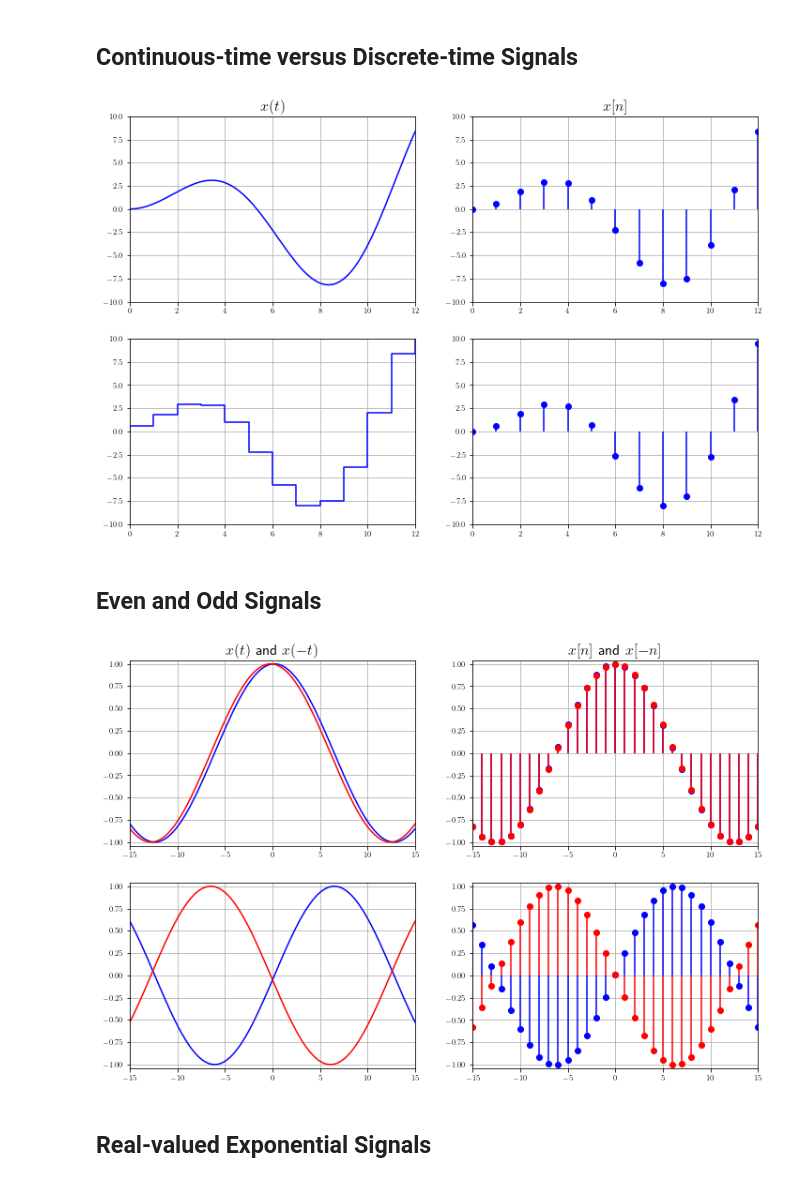
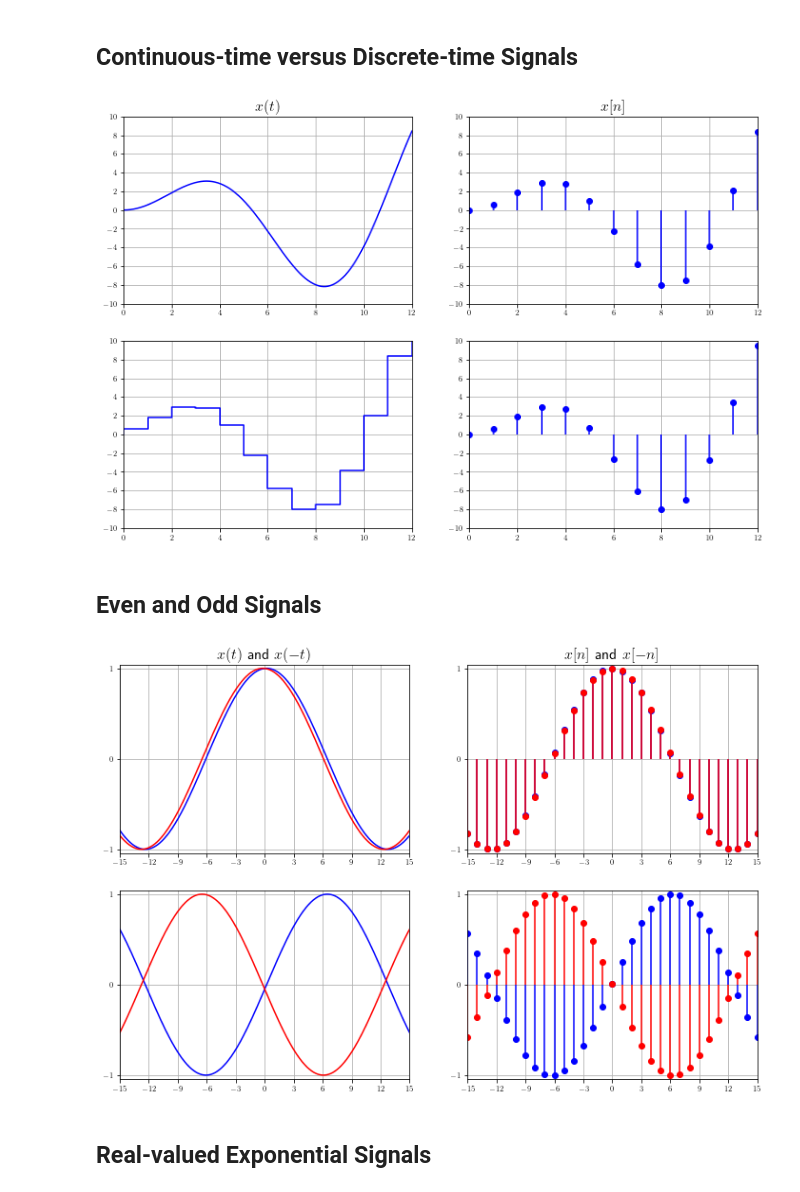
Before and after one commit to tmquan/ivcl, a Jupyter notebook: _sources/courses/dsp/intro.ipynb, the cells around one changed output. Drawn from its saved outputs; the diff is of its cells as text; code cells hidden in the pictures.

```diff
--- a/_sources/courses/dsp/intro.ipynb
+++ b/_sources/courses/dsp/intro.ipynb
@@ -28,6 +28,12 @@ def mpl_axes_plot(axes, expr, xrange, **kwargs):
     func = sp.lambdify(x, expr)
     x = np.linspace(start, stop, 10000)
     y = func(x)
+    axes.tick_params(axis='x', labelsize=8)
+    axes.tick_params(axis='y', labelsize=8)
+    axes.xaxis.set_major_locator(MaxNLocator(integer=True))
+    axes.yaxis.set_major_locator(MaxNLocator(integer=True))
+    axes.grid("off")
+    axes.margins(0.02, 0.02)
     return axes.plot(x, y, **kwargs)
 
 def mpl_axes_stem(axes, expr, xrange, **kwargs):
@@ -35,6 +41,12 @@ def mpl_axes_stem(axes, expr, xrange, **kwargs):
     func = sp.lambdify(x, expr)
     x = np.arange(start, stop, step)
     y = func(x)
+    axes.tick_params(axis='x', labelsize=8)
+    axes.tick_params(axis='y', labelsize=8)
+    axes.xaxis.set_major_locator(MaxNLocator(integer=True))
+    axes.yaxis.set_major_locator(MaxNLocator(integer=True))
+    axes.grid("off")
+    axes.margins(0.02, 0.02)
     return axes.stem(x, y, basefmt=" ", use_line_collection=True, **kwargs)
 
 def mpl_axes_step(axes, expr, xrange, **kwargs):
@@ -42,6 +54,12 @@ def mpl_axes_step(axes, expr, xrange, **kwargs):
     func = sp.lambdify(x, expr)
     x = np.arange(start, stop, step)
     y = func(x)
+    axes.tick_params(axis='x', labelsize=8)
+    axes.tick_params(axis='y', labelsize=8)
+    axes.xaxis.set_major_locator(MaxNLocator(integer=True))
+    axes.yaxis.set_major_locator(MaxNLocator(integer=True))
+    axes.grid("off")
+    axes.margins(0.02, 0.02)
     return axes.step(x, y, **kwargs)
 # %% [markdown]
 ## What are Signals?
@@ -75,12 +93,7 @@ mpl_axes_plot(ax[0][0],
 ax[0][0].set_xlim(0, 12, 1)
 ax[0][0].set_ylim(-10, 10, 1)
 ax[0][0].set_title(r'$x(t)$', fontsize=16)
-ax[0][0].tick_params(axis='x', labelsize=8)
-ax[0][0].tick_params(axis='y', labelsize=8)
-# ax[0][0].set_xticks([], fontsize=16)
-# ax[0][0].set_yticks([], fontsize=16)
-ax[0][0].grid('on')
-ax[0][0].margins(0.2, 0.2)
+
 
 mpl_axes_stem(ax[0][1],
     expr=h,
@@ -90,12 +103,6 @@ mpl_axes_stem(ax[0][1],
 ax[0][1].set_xlim(0, 12, 1)
 ax[0][1].set_ylim(-10, 10, 1)
 ax[0][1].set_title(r'$x[n]$', fontsize=16)
-ax[0][1].tick_params(axis='x', labelsize=8)
-ax[0][1].tick_params(axis='y', labelsize=8)
-# ax[0][1].set_xticks([], fontsize=16)
-# ax[0][1].set_yticks([], fontsize=16)
-ax[0][1].grid('on')
-ax[0][1].margins(0.2, 0.2)
 
 mpl_axes_step(ax[1][0],
     expr=h,
@@ -105,14 +112,7 @@ mpl_axes_step(ax[1][0],
 ax[1][0].set_xlim(0, 12, 1)
 ax[1][0].set_ylim(-10, 10, 1)
 # ax[1][0].set_title(r'$x[n]$', fontsize=16)
-ax[1][0].tick_params(axis='x', labelsize=8)
-ax[1][0].tick_params(axis='y', labelsize=8)
-# ax[1][0].set_xticks([], fontsize=16)
-# ax[1][0].set_yticks([], fontsize=16)
-ax[1][0].grid('on')
-ax[1][0].margins(0.2, 0.2)
 
-#
 mpl_axes_stem(ax[1][1],
     expr=h.xreplace({n : round(n, 1) for n in h.atoms(sp.Number)}),
     xrange=(t, -60, 60, 1),
@@ -121,18 +121,11 @@ mpl_axes_stem(ax[1][1],
 ax[1][1].set_xlim(0, 12, 1)
 ax[1][1].set_ylim(-10, 10, 1)
 # ax[1][1].set_title(r'$x[n]$', fontsize=16)
-ax[1][1].tick_params(axis='x', labelsize=8)
-ax[1][1].tick_params(axis='y', labelsize=8)
-# ax[1][1].set_xticks([], fontsize=16)
-# ax[1][1].set_yticks([], fontsize=16)
-ax[1][1].grid('on')
-ax[1][1].margins(0.2, 0.2)
-
 
 
 plt.show()
 # %% [output]
-[figure, old version]
+[figure, new version]
 # %% [markdown]
 ## Even and Odd Signals
 # %%
@@ -145,58 +138,34 @@ fig, ax = plt.subplots(
 )
 
 mpl_axes_plot(ax[0][0], sp.cos((t)/4-0.05), (t, -40, 40), color='b')
 mpl_axes_plot(ax[0][0], sp.cos((-t)/4-0.05), (t, -40, 40), color='r')
 ax[0][0].set_xlim(-15, 15, 1)
 # ax[0][0].set_ylim(-10, 10, 1)
 ax[0][0].set_title(r'$x(t)$ and $x(-t)$', fontsize=16)
-ax[0][0].tick_params(axis='x', labelsize=8)
-ax[0][0].tick_params(axis='y', labelsize=8)
-# ax[0][0].set_xticks([], fontsize=16)
-# ax[0][0].set_yticks([], fontsize=16)
-ax[0][0].grid('on')
-ax[0][0].margins(0.02, 0.02)
 
 
 mpl_axes_stem(ax[0][1], sp.cos((t+0.02)/4), (t, -40, 40, 1), linefmt='b', markerfmt='bo')
 mpl_axes_stem(ax[0][1], sp.cos((-t+0.02)/4), (t, -40, 40, 1), linefmt='r', markerfmt='ro')
 ax[0][1].set_xlim(-15, 15, 1)
 # ax[0][1].set_ylim(-10, 10, 1)
 ax[0][1].set_title(r'$x[n]$ and $x[-n]$', fontsize=16)
-ax[0][1].tick_params(axis='x', labelsize=8)
-ax[0][1].tick_params(axis='y', labelsize=8)
-# ax[0][1].set_xticks([], fontsize=16)
-# ax[0][1].set_yticks([], fontsize=16)
-ax[0][1].grid('on')
-ax[0][1].margins(0.02, 0.02)
 
 mpl_axes_plot(ax[1][0], sp.sin((t)/4-0.05), (t, -40, 40), color='b')
 mpl_axes_plot(ax[1][0], sp.sin((-t)/4-0.05), (t, -40, 40), color='r')
 ax[1][0].set_xlim(-15, 15, 1)
 # ax[1][0].set_ylim(-10, 10, 1)
 # ax[1][0].set_title(r'$x(t)$', fontsize=16)
-ax[1][0].tick_params(axis='x', labelsize=8)
-ax[1][0].tick_params(axis='y', labelsize=8)
-# ax[1][0].set_xticks([], fontsize=16)
-# ax[1][0].set_yticks([], fontsize=16)
-ax[1][0].grid('on')
-ax[1][0].margins(0.02, 0.02)
 
 
 mpl_axes_stem(ax[1][1], sp.sin((t+0.02)/4), (t, -40, 40, 1), linefmt='b', markerfmt='bo')
 mpl_axes_stem(ax[1][1], sp.sin((-t+0.02)/4), (t, -40, 40, 1), linefmt='r', markerfmt='ro')
 ax[1][1].set_xlim(-15, 15, 1)
 # ax[1][1].set_ylim(-10, 10, 1)
 # ax[1][1].set_title(r'$x[n]$', fontsize=16)
-ax[1][1].tick_params(axis='x', labelsize=8)
-ax[1][1].tick_params(axis='y', labelsize=8)
-# ax[1][1].set_xticks([], fontsize=16)
-# ax[1][1].set_yticks([], fontsize=16)
-ax[1][1].grid('on')
-ax[1][1].margins(0.02, 0.02)
 
 plt.show()
 # %% [output]
-[figure, old version]
+[figure, new version]
 # %% [markdown]
 ## Real-valued Exponential Signals
 # %%
```
Also changed, not shown: parts of 3 cells of this notebook, 6 other files.
